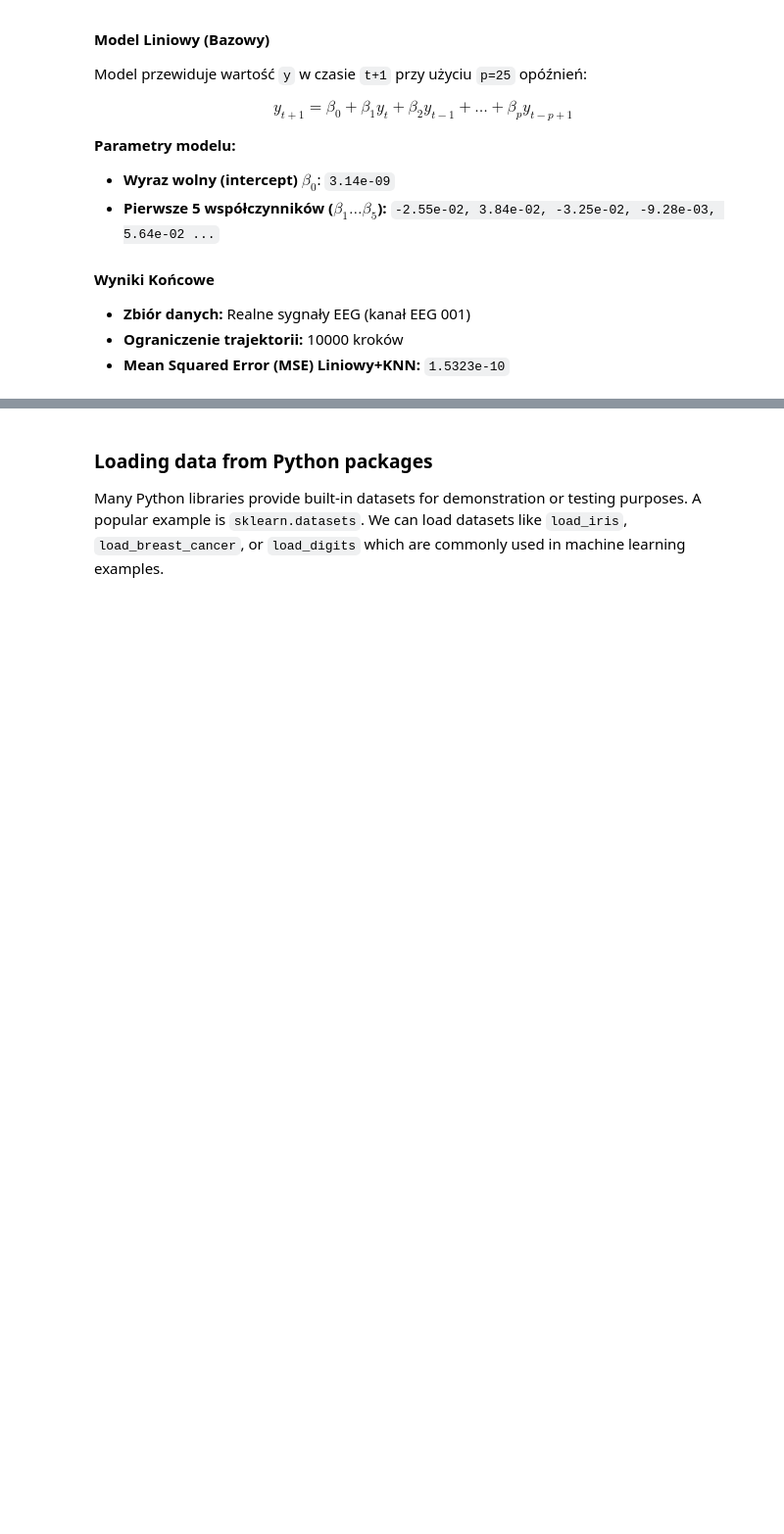
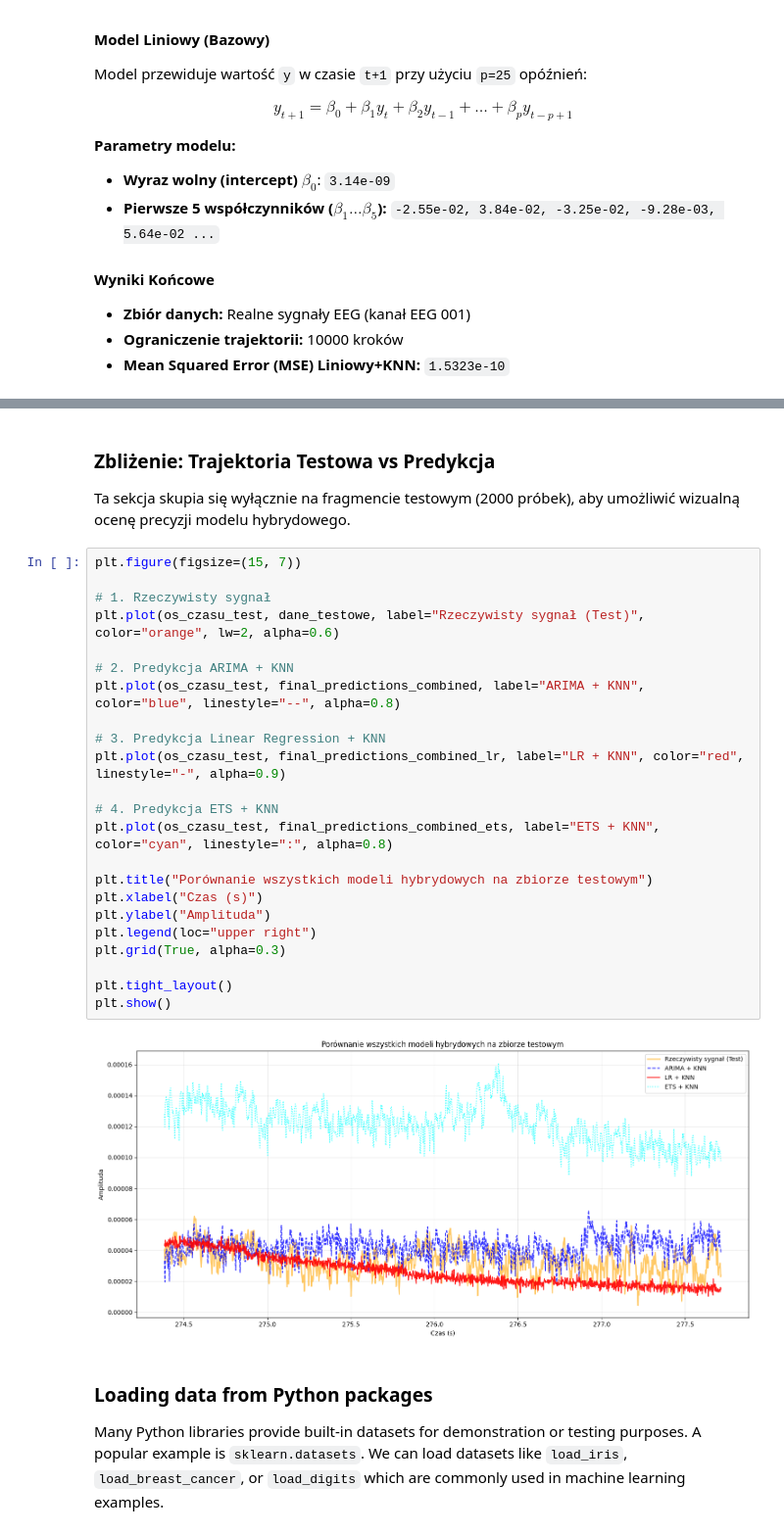
Before and after one commit to piwmat/test, a Jupyter notebook: Untitled1.ipynb, the cells around one changed output, grey strips where cells are left out. Shown at 98% size. Cells and saved outputs as stored; diff of their text form; blank space fills up the shorter version.

```diff
--- a/Untitled1.ipynb
+++ b/Untitled1.ipynb
@@ -443,3 +580,32 @@ $$y_{t+1} = \beta_0 + \beta_1 y_t + \beta_2 y_{t-1} + \dots + \beta_p y_{t-p+1}$
+# %% [markdown]
+### Zbliżenie: Trajektoria Testowa vs Predykcja
+
+Ta sekcja skupia się wyłącznie na fragmencie testowym (2000 próbek), aby umożliwić wizualną ocenę precyzji modelu hybrydowego.
+# %%
+plt.figure(figsize=(15, 7))
+
+# 1. Rzeczywisty sygnał
+plt.plot(os_czasu_test, dane_testowe, label="Rzeczywisty sygnał (Test)", color="orange", lw=2, alpha=0.6)
+
+# 2. Predykcja ARIMA + KNN
+plt.plot(os_czasu_test, final_predictions_combined, label="ARIMA + KNN", color="blue", linestyle="--", alpha=0.8)
+
+# 3. Predykcja Linear Regression + KNN
+plt.plot(os_czasu_test, final_predictions_combined_lr, label="LR + KNN", color="red", linestyle="-", alpha=0.9)
+
+# 4. Predykcja ETS + KNN
+plt.plot(os_czasu_test, final_predictions_combined_ets, label="ETS + KNN", color="cyan", linestyle=":", alpha=0.8)
+
+plt.title("Porównanie wszystkich modeli hybrydowych na zbiorze testowym")
+plt.xlabel("Czas (s)")
+plt.ylabel("Amplituda")
+plt.legend(loc="upper right")
+plt.grid(True, alpha=0.3)
+
+plt.tight_layout()
+plt.show()
+# %% [output]
+[figure, added]
 # %% [markdown]
 ### Loading data from Python packages
 
```
Also changed, not shown: parts of 10 cells of this notebook.
